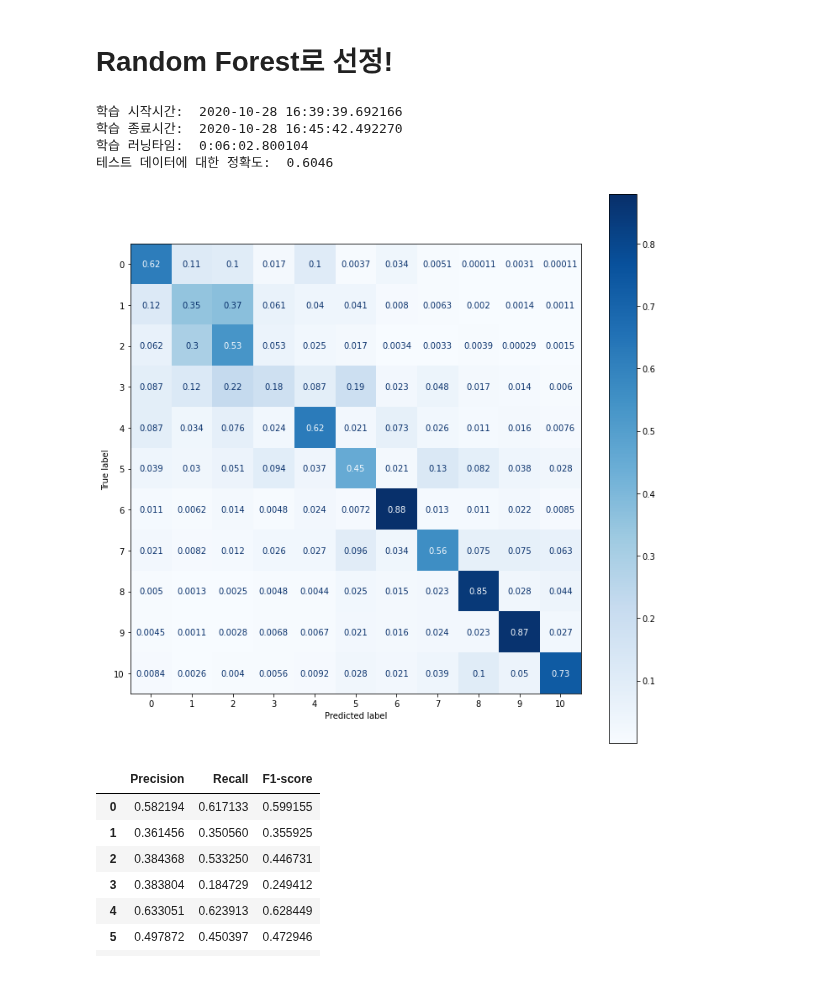
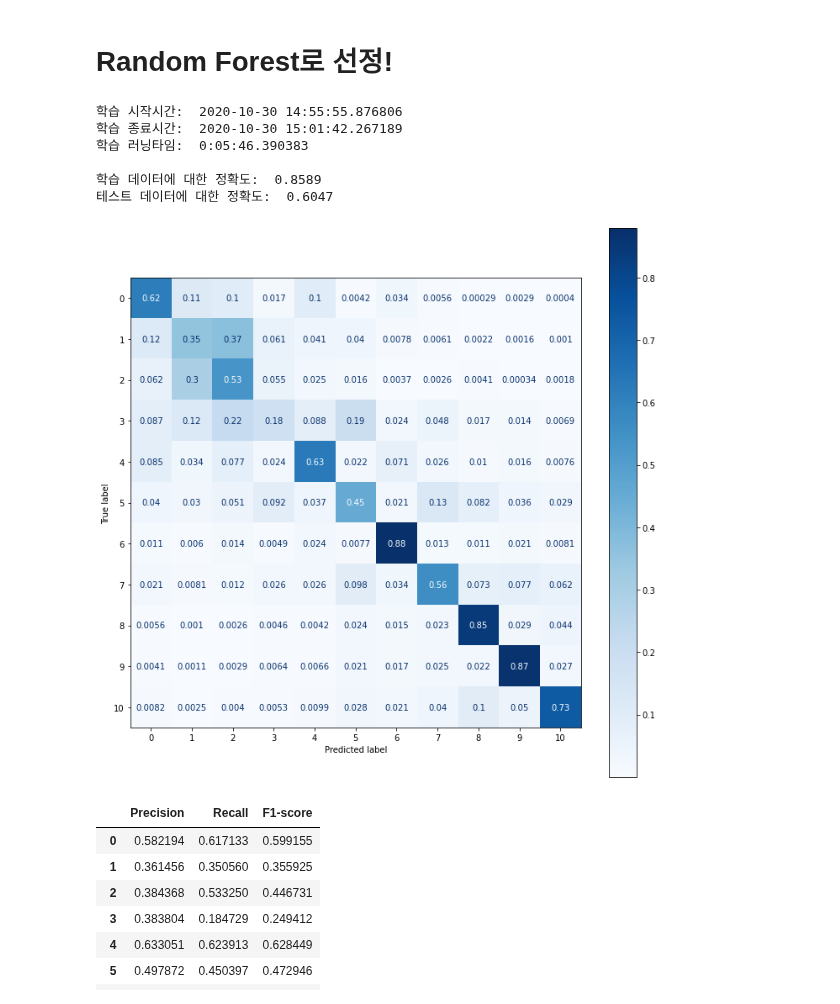
Before and after one commit to young-hun-jo/DataAnalysis, a Jupyter notebook: healthcare_los/prediction_modeling2.ipynb, the cells around one changed output. Saved outputs shown, nothing was run; the diff lists cells and outputs as text; code cells hidden in the pictures.

Commit message:
finish except for SHAP value

```diff
--- a/healthcare_los/prediction_modeling2.ipynb
+++ b/healthcare_los/prediction_modeling2.ipynb
@@ -378,37 +382,47 @@ scores_df
 # %%
 from sklearn.ensemble import RandomForestClassifier
 from sklearn.metrics import plot_confusion_matrix
 import matplotlib.pyplot as plt
+#import shap
 from datetime import datetime
 
 start = datetime.now()
 print("학습 시작시간: ", start)
 rf_clf = RandomForestClassifier(n_estimators=200,
                                criterion='entropy',
                                min_samples_split=10)
 rf_clf.fit(X_train, y_train)
 end = datetime.now()
 print("학습 종료시간: ", end)
 print("학습 러닝타임: ", end-start)
+print()
+#explainer = shap.TreeExplainer(rf_clf)
+#shap_values = explainer.shap_values(X_train)
 
-y_pred = rf_clf.predict(X_val)
+y_train_pred = rf_clf.predict(X_train)
+y_val_pred = rf_clf.predict(X_val)
 labels = [a for a in range(0,11)]
+train_acc = accuracy_score(y_train, y_train_pred)
 
-acc, pre, rec, f1 = get_eval(y_val, y_pred, labels)
+acc, pre, rec, f1 = get_eval(y_val, y_val_pred, labels)
+
+print(f"학습 데이터에 대한 정확도: {train_acc: .4f}")
 print(f"테스트 데이터에 대한 정확도: {acc: .4f}")
 scores_df = pd.DataFrame(data={'Precision':pre,
                                'Recall':rec,
                                'F1-score':f1}, index=labels)
 fig, ax = plt.subplots(figsize=(12,12))
 plot_confusion_matrix(rf_clf, X_val, y_val, normalize='true',
                      cmap=plt.cm.Blues, ax=ax)
 plt.show()
 # %% [output]
-학습 시작시간:  2020-10-28 16:39:39.692166
-학습 종료시간:  2020-10-28 16:45:42.492270
-학습 러닝타임:  0:06:02.800104
-테스트 데이터에 대한 정확도:  0.6046
+학습 시작시간:  2020-10-30 14:55:55.876806
+학습 종료시간:  2020-10-30 15:01:42.267189
+학습 러닝타임:  0:05:46.390383
+
+학습 데이터에 대한 정확도:  0.8589
+테스트 데이터에 대한 정확도:  0.6047
-[figure, old version]
+[figure, new version]
 # %%
 scores_df
 # %% [output]
```
Also changed, not shown: parts of 2 cells of this notebook.
